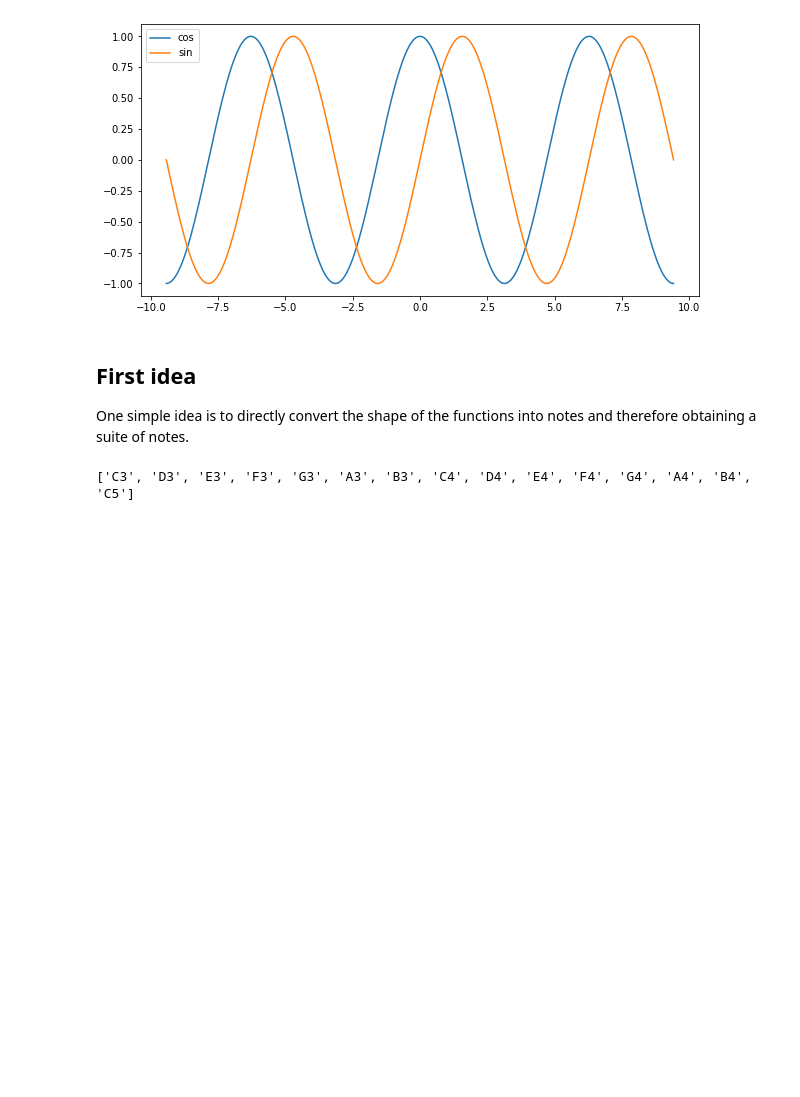
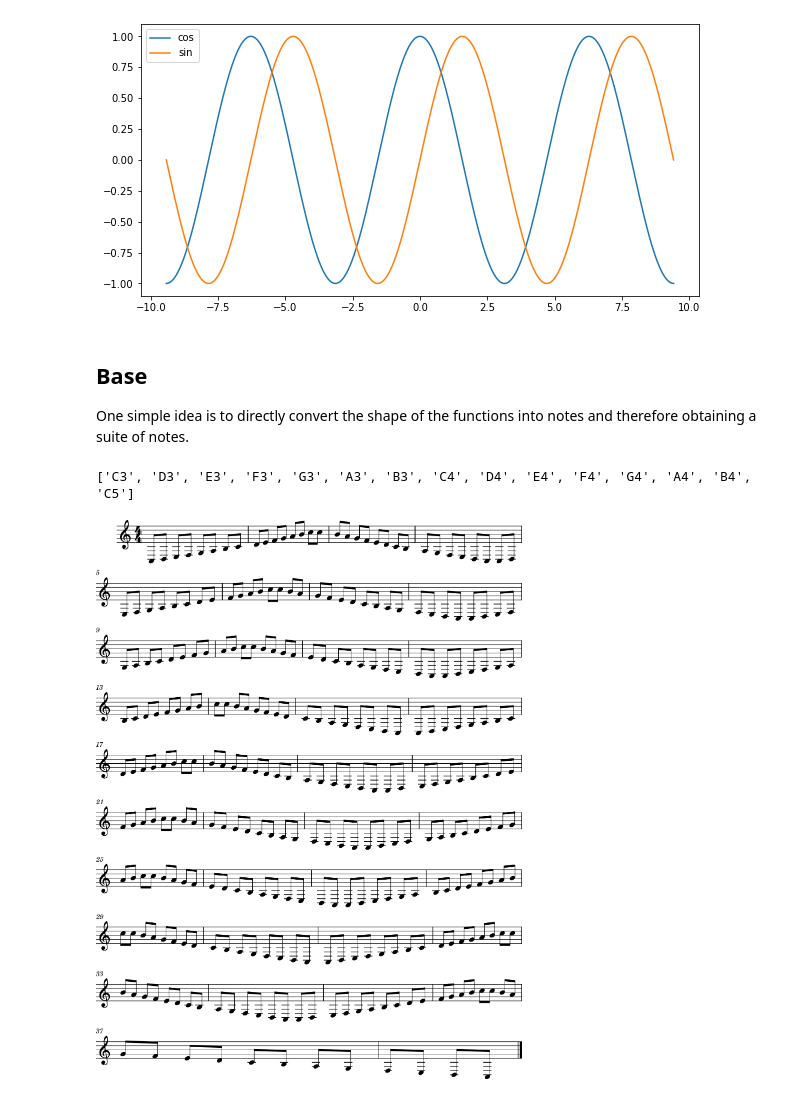
Before and after one commit to olsdavis/digimus, a Jupyter notebook: stagnation/stagnation.ipynb, the cells around one changed output. Saved outputs shown, nothing was run; the diff lists cells and outputs as text; code cells hidden in the pictures; blank space fills up the shorter version.

Commit message:
stagnation: first version finished

```diff
--- a/stagnation/stagnation.ipynb
+++ b/stagnation/stagnation.ipynb
@@ -33,7 +33,7 @@ plt.show()
 # %% [output]
 [figure]
 # %% [markdown]
-## First idea
+## Base
 One simple idea is to directly convert the shape of the functions into notes and therefore obtaining a suite of notes.
 # %%
 # function returning array with char of notes of the major scale
@@ -71,0 +72,7 @@ notes2 = [note.Note(n, quarterLength = 0.125) for n in notesChar2 * 5]
+# %%
+# cos
+s = stream.Stream()
+s.append(notesCos)
+s.show()
+# %% [output]
+[figure, added]
```
Also changed, not shown: parts of 14 cells of this notebook.
